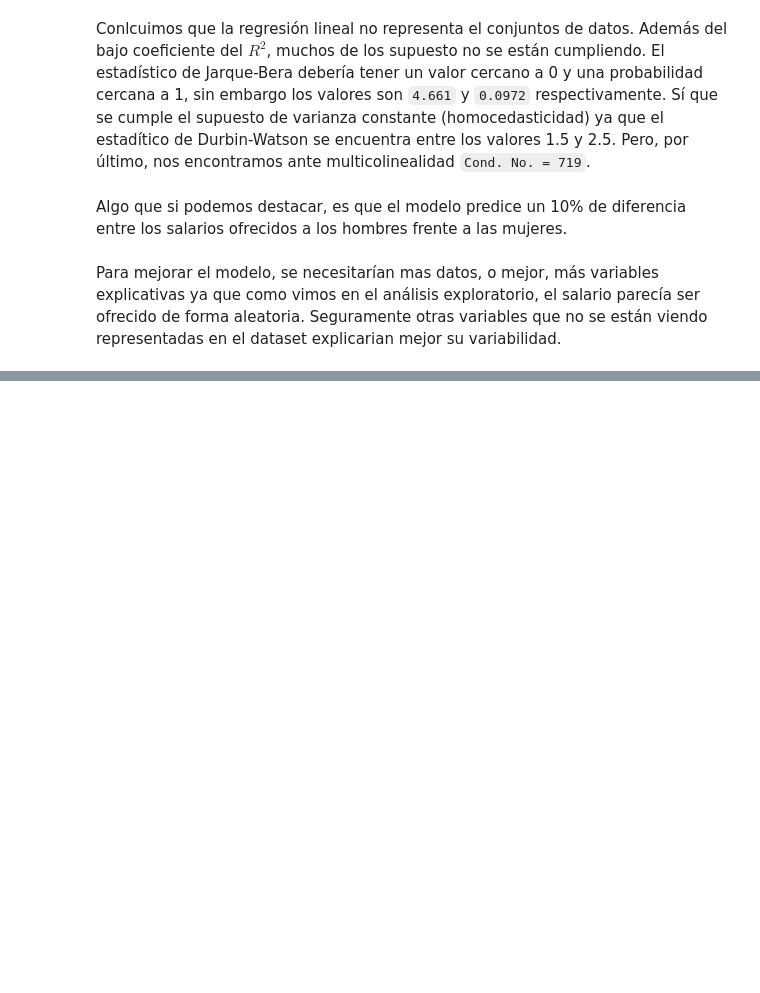
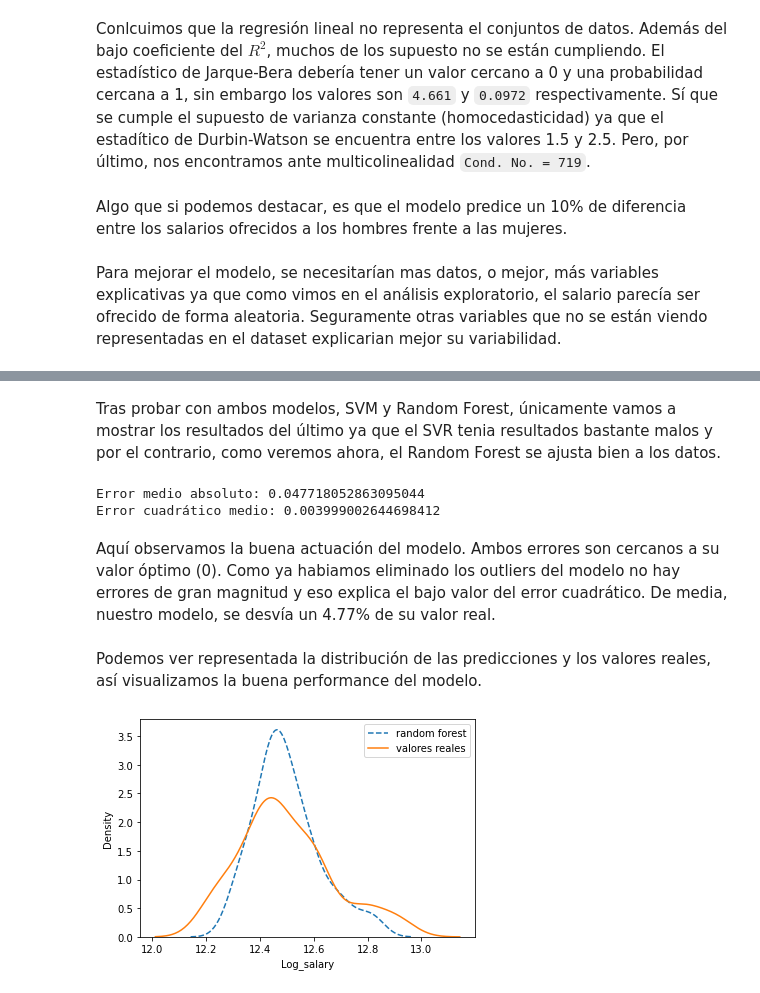
Before and after one commit to AlejandroGVC/DataScience, a Jupyter notebook: placement_analisis.ipynb, the cells around one changed output, grey strips where cells are left out. Cells and saved outputs as stored; diff of their text form; code cells hidden in the pictures; blank space fills up the shorter version.

```diff
--- a/placement_analisis.ipynb
+++ b/placement_analisis.ipynb
@@ -961,0 +962,2 @@ Como conclusiones finales, destacar la buena performance de los modelos clasific
+# %% [markdown]
+Tras probar con ambos modelos, SVM y Random Forest, únicamente vamos a mostrar los resultados del último ya que el SVR tenia resultados bastante malos y por el contrario, como veremos ahora, el Random Forest se ajusta bien a los datos.
@@ -961,0 +967,19 @@ Como conclusiones finales, destacar la buena performance de los modelos clasific
+# %%
+rand_forest = RandomForestRegressor(criterion='mse', n_jobs=-1, random_state=0, warm_start=True)
+rand_forest.fit(X, y)
+y_pred_forest = rand_forest.predict(X)
+print('Error medio absoluto:',mean_absolute_error(y, y_pred_forest))
+print('Error cuadrático medio:',mean_squared_error(y, y_pred_forest))
+# %% [output]
+Error medio absoluto: 0.047718052863095044
+Error cuadrático medio: 0.003999002644698412
+# %% [markdown]
+Aquí observamos la buena actuación del modelo. Ambos errores son cercanos a su valor óptimo (0). Como ya habiamos eliminado los outliers del modelo no hay errores de gran magnitud y eso explica el bajo valor del error cuadrático. De media, nuestro modelo, se desvía un 4.77% de su valor real.
+# %% [markdown]
+Podemos ver representada la distribución de las predicciones y los valores reales, así visualizamos la buena performance del modelo.
+# %%
+sns.kdeplot(y_pred_forest, label = 'random forest', ls = '--')
+sns.kdeplot(y, label = 'valores reales')
+plt.legend();
+# %% [output]
+[figure, added]
```
Also changed, not shown: parts of 12 cells of this notebook.
